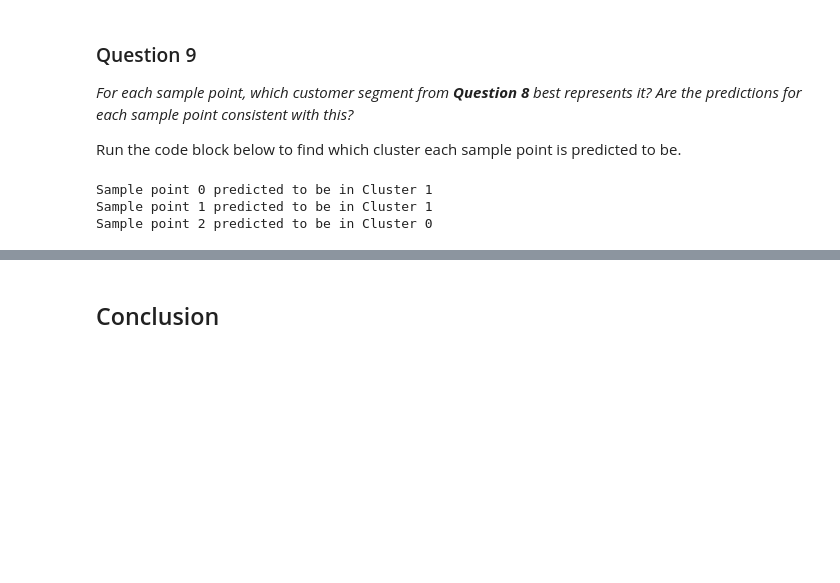
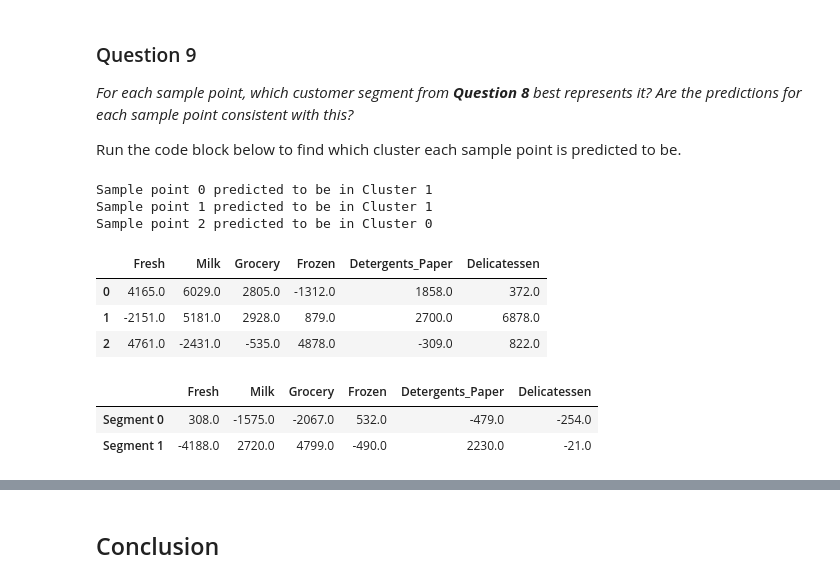
Before and after one commit to jrieke/machine-learning, a Jupyter notebook: projects/creating_customer_segments/customer_segments.ipynb, the cells around one changed output, grey strips where cells are left out. Saved outputs shown, nothing was run; the diff lists cells and outputs as text; code cells hidden in the pictures; blank space fills up the shorter version.

Commit message:
Fixed mistakes in customer_segments

```diff
--- a/projects/creating_customer_segments/customer_segments.ipynb
+++ b/projects/creating_customer_segments/customer_segments.ipynb
@@ -482,6 +499,19 @@ for i, pred in enumerate(sample_preds):
 Sample point 0 predicted to be in Cluster 1
 Sample point 1 predicted to be in Cluster 1
 Sample point 2 predicted to be in Cluster 0
+# %%
+display(samples - data.median().round())
+# %% [output]
+|  | Fresh | Milk | Grocery | Frozen | Detergents_Paper | Delicatessen |
+| 0 | 4165.0 | 6029.0 | 2805.0 | -1312.0 | 1858.0 | 372.0 |
+| 1 | -2151.0 | 5181.0 | 2928.0 | 879.0 | 2700.0 | 6878.0 |
+| 2 | 4761.0 | -2431.0 | -535.0 | 4878.0 | -309.0 | 822.0 |
+# %%
+display(true_centers - data.median().round())
+# %% [output]
+|  | Fresh | Milk | Grocery | Frozen | Detergents_Paper | Delicatessen |
+| Segment 0 | 308.0 | -1575.0 | -2067.0 | 532.0 | -479.0 | -254.0 |
+| Segment 1 | -4188.0 | 2720.0 | 4799.0 | -490.0 | 2230.0 | -21.0 |
 # %% [markdown]
 **Answer:**
 
```
Also changed, not shown: parts of 9 cells of this notebook, 1 other file.
